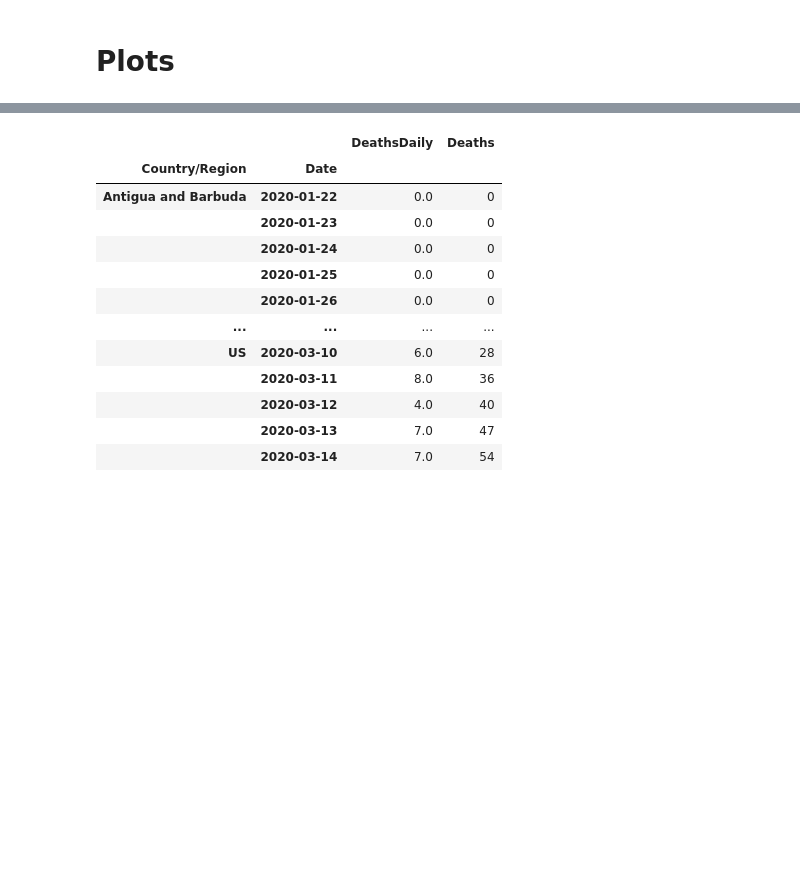
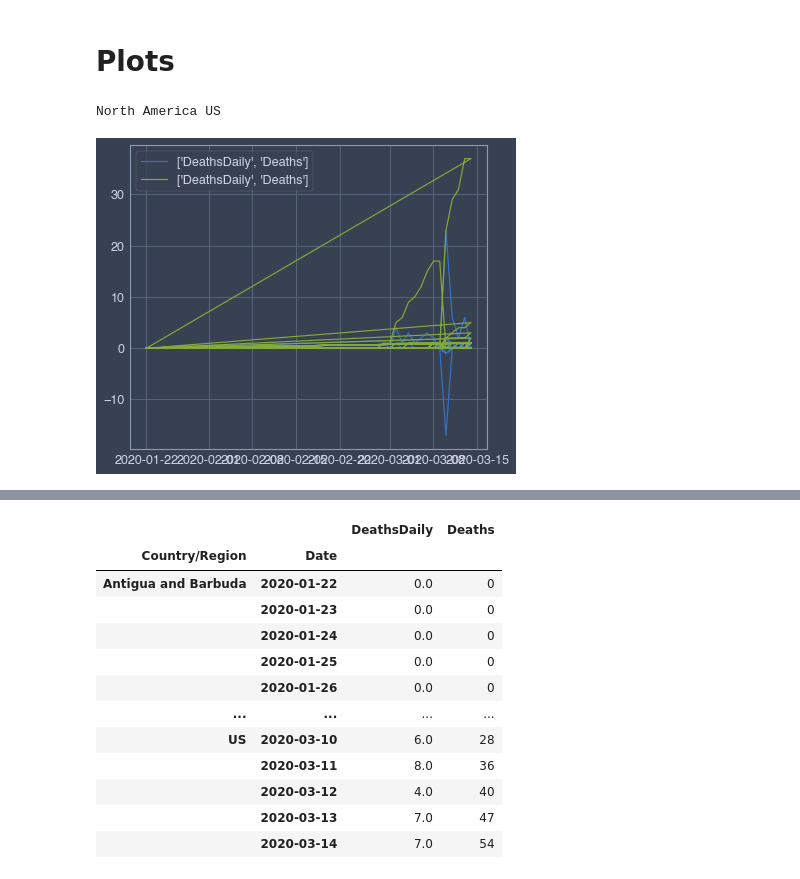
Before and after one commit to alex-rpd/nCoV2019, a Jupyter notebook: nCoV analysis.ipynb, the cells around one changed output, grey strips where cells are left out. Cells and saved outputs as stored; diff of their text form; code cells hidden in the pictures; blank space fills up the shorter version.

```diff
--- a/nCoV analysis.ipynb
+++ b/nCoV analysis.ipynb
@@ -157,5 +157,25 @@ df3.head()
 | 4 | Adams, IN | US | 2020-01-26 | 39.8522 | -77.2865 | 0 | 0 | 0 | ... |
 # %% [markdown]
 # Plots
+# %%
+values = ['DeathsDaily', 'Deaths']
+foo = pd.DataFrame()
+bar = pd.DataFrame()
+for cont in df3['Continent'].unique():
+    foo = df3[df3['Continent'] == cont]
+    for coun in foo['Country/Region'].unique():
+        print(cont, coun)
+        bar = foo[foo['Country/Region'] == coun]
+        x = bar['Date']
+        y = bar[values]
+        plt.plot(x, y, label = values)
+        plt.legend()
+        break
+    break
+plt.show()
+        #print(c)
+# %% [output]
+North America US
+[figure, added]
 # %%
 values = ['DeathsDaily', 'Deaths']
```
Also changed, not shown: parts of 10 cells of this notebook.
